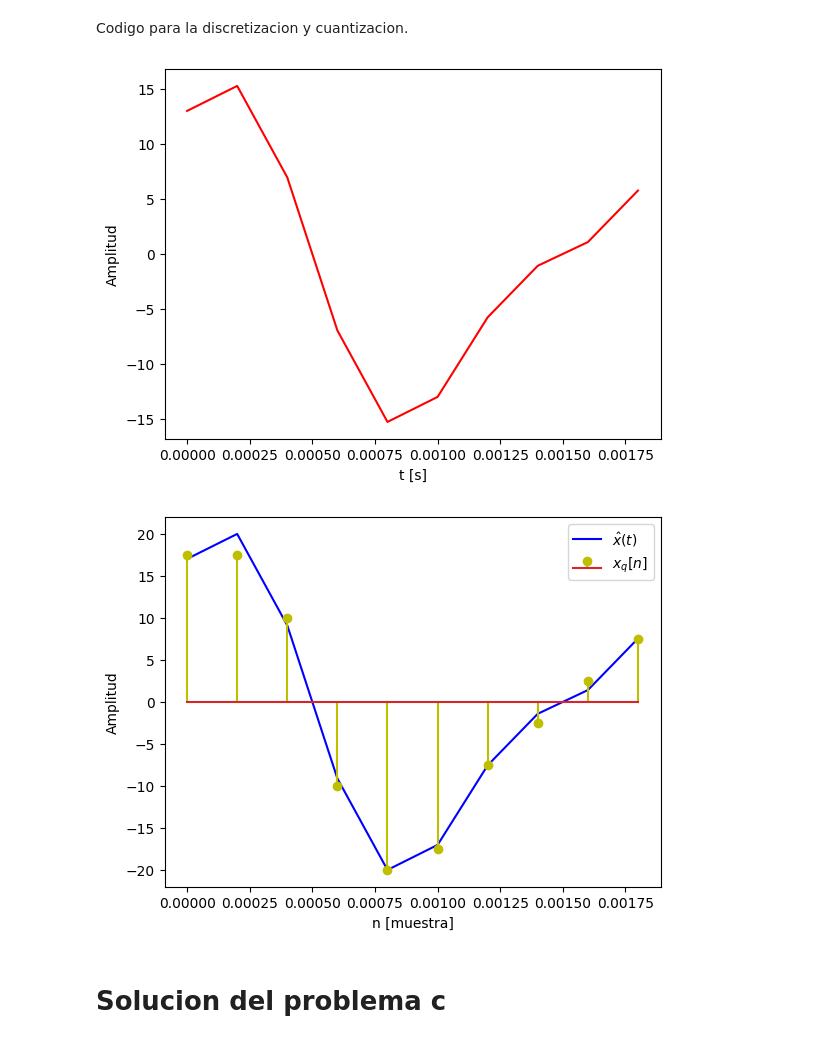
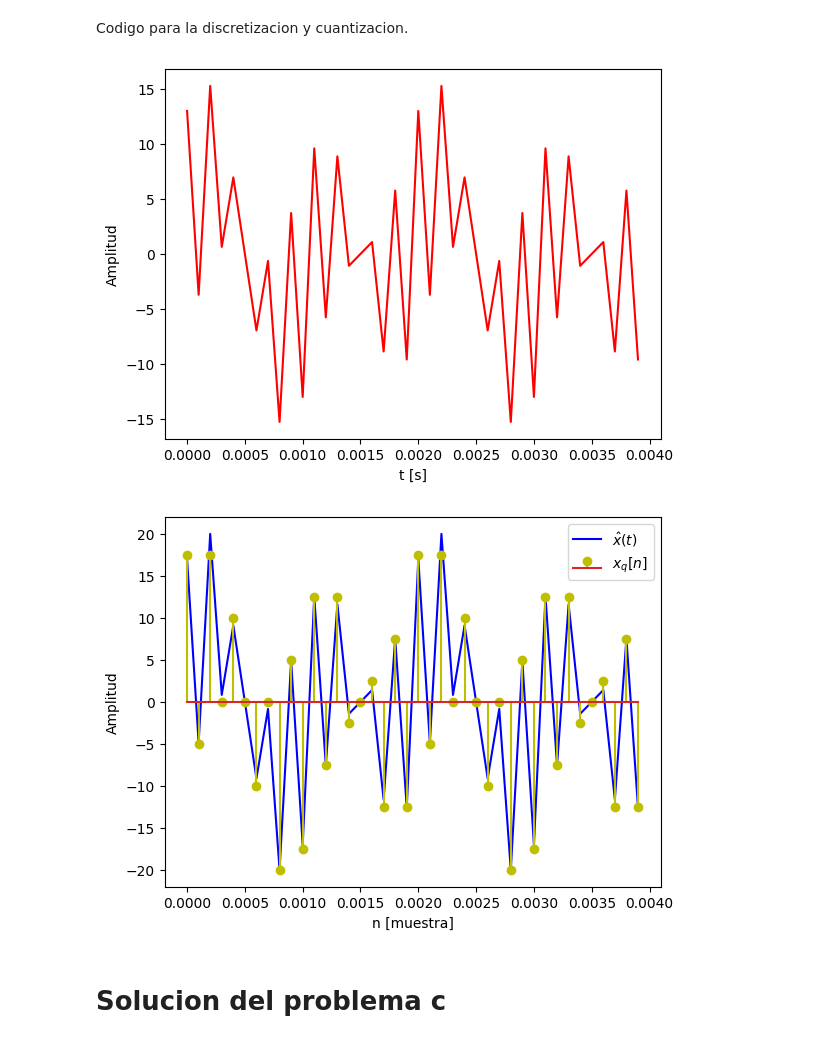
Before and after one commit to Jacobmunoz88/se-ales-y-sistemas, a Jupyter notebook: Parcial_1.ipynb, the cells around one changed output. Saved outputs shown, nothing was run; the diff lists cells and outputs as text; code cells hidden in the pictures.

```diff
--- a/Parcial_1.ipynb
+++ b/Parcial_1.ipynb
@@ -30,41 +30,41 @@ T= 1/f
 
 
 # Definir el intervalo de tiempo
-t = np.arange(0,T, Ts)
+t = np.arange(0,2*T, Ts/2) # se muestran 2 periodos
 
 # Definir la señal continua x(t)
 x= 3 * np.cos(1000 * np.pi * t) + 5 * np.sin(2000 * np.pi * t) + 10 * np.cos(11000 * np.pi * t)
 
 # Muestrear la señal continua
 xhmax = 20
 xhmin = -20
 xh = my_ceropend(x,xhmax, xhmin).reshape(-1,1)
 
 #cuantizar
 nbits = 4 #número bits
 Ne = 2**nbits #cantidad de estados
 res = (xhmax-xhmin)/Ne #resolución cuantización
 ve = np.arange(xhmin,xhmax,res).reshape(-1,1)#vector de estados
 #asegurar vector columna
 
 xq = np.zeros(len(xh)) #señal cuantizada
 for i in range(len(xh)): #recorrer señal cero y pendiente
     xq[i] = ve[np.argmin(cdist(xh[i].reshape(-1,1),ve))] #se cálcula la distancia desde cada punto al vector de estados
 
 #gráficas de señales
 plt.plot(t,x,'r',label='$x(t)$')
 plt.xlabel('t [s]')
 plt.ylabel('Amplitud')
 plt.show()
 plt.plot(t,xh,'b',label='$\hat{x}(t)$')
 plt.stem(t,xq,'y',label='$x_{q}[n]$')
 plt.xlabel('n [muestra]')
 plt.ylabel('Amplitud')
 plt.legend()
 plt.show()
 # %% [output]
-[figure, old version]
+[figure, new version]
-[figure, old version]
+[figure, new version]
 # %% [markdown]
 # Solucion del problema c #
 # %% [markdown]
```
